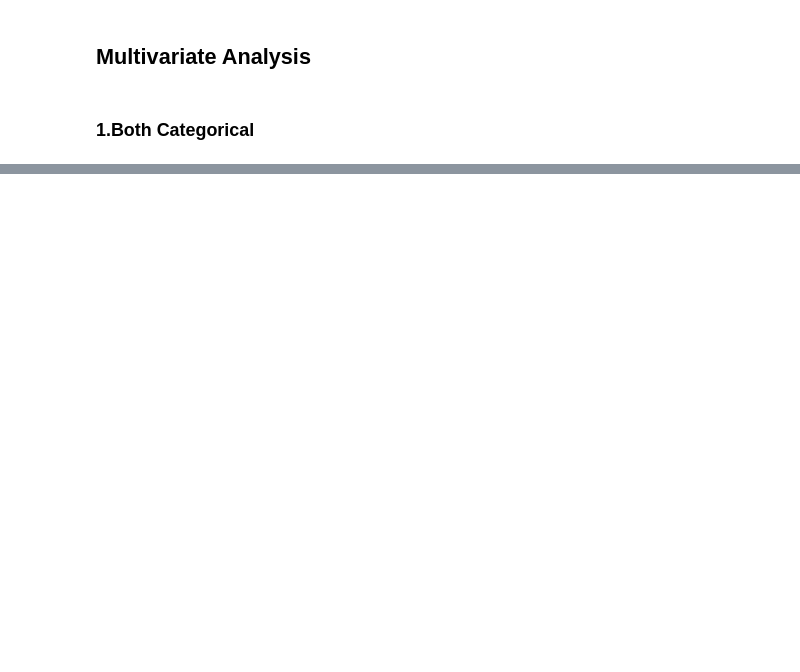
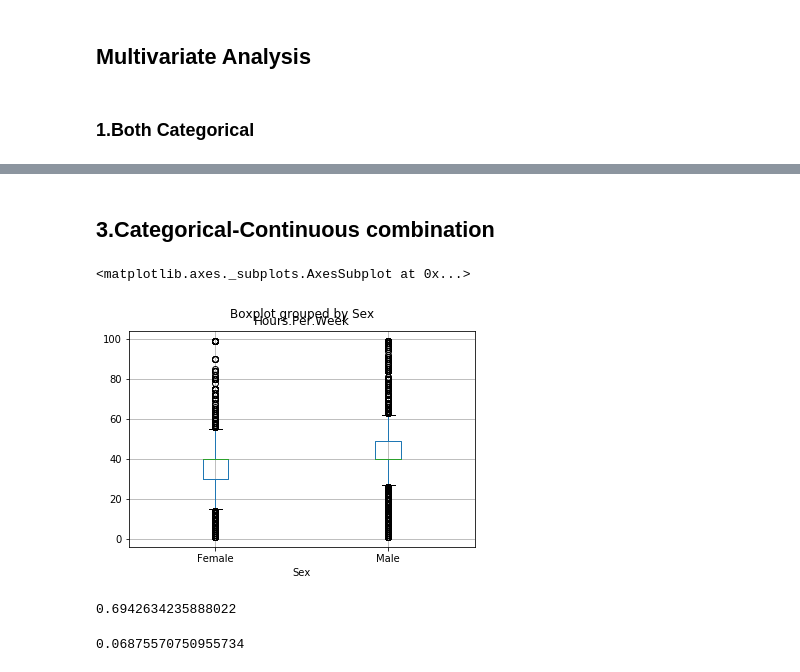
Before and after one commit to M-Younus/experiments-with-data-course-AV, a Jupyter notebook: main.ipynb, the cells around one changed output, grey strips where cells are left out. Cells and saved outputs as stored; diff of their text form; code cells hidden in the pictures; blank space fills up the shorter version.

```diff
--- a/main.ipynb
+++ b/main.ipynb
@@ -53,0 +174,18 @@ ct.plot.bar(stacked=1)
+# %% [markdown]
+## 3.Categorical-Continuous combination
+# %%
+train.boxplot(column='Hours.Per.Week',by='Sex')
+# %% [output]
+<matplotlib.axes._subplots.AxesSubplot at 0x...>
+[figure, added]
+# %%
+#quiz thing
+# %time len(train[train['Sex']=='Male'][train['Income.Group']=='<=50K'])/train.shape[0] #long method
+len(train[(train['Sex']=='Male') & (train['Income.Group']=='<=50K' ) ] )/21790 #short method
+# %% [output]
+0.6942634235888022
+# %%
+#quiz thing
+train['Age'].corr(train['Hours.Per.Week'])
+# %% [output]
+0.06875570750955734
```
Also changed, not shown: parts of 23 cells of this notebook.
